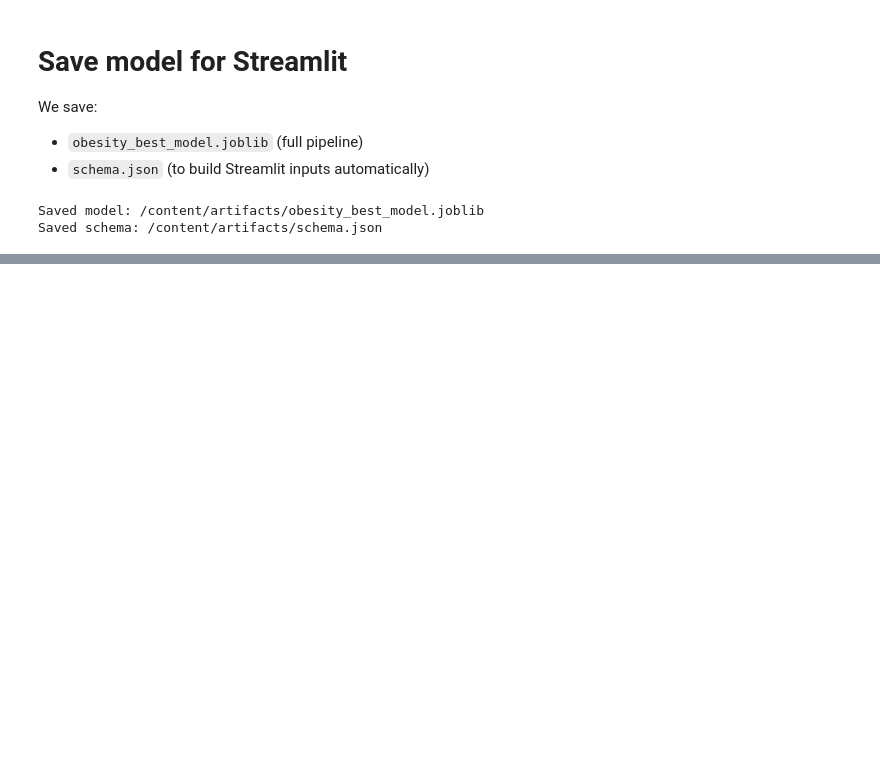
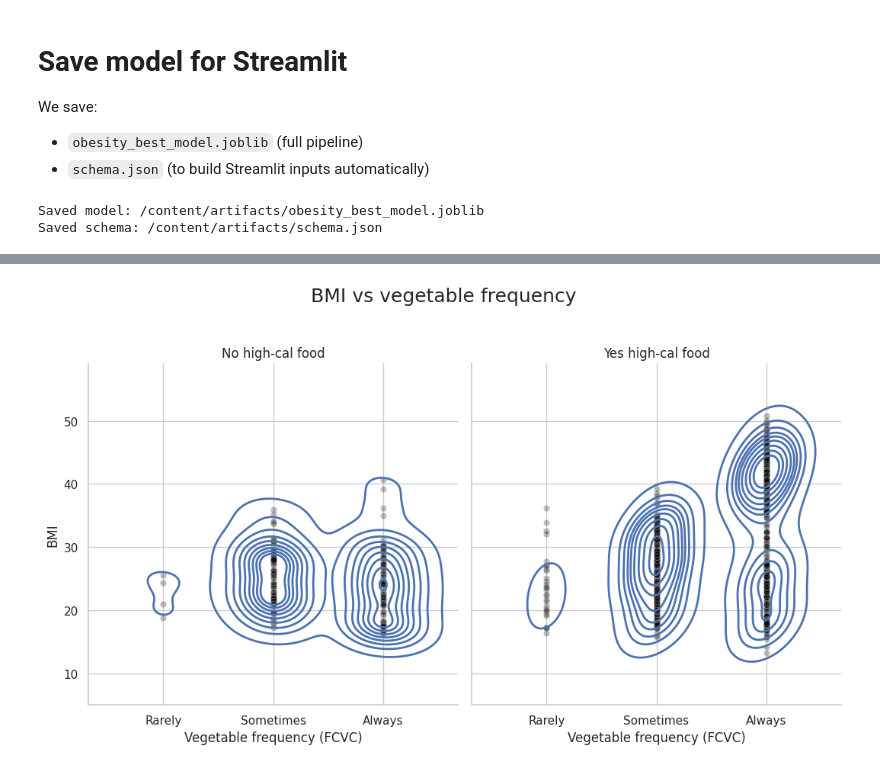
Before and after one commit to MichelleThaeMyat/obesitylevel, a Jupyter notebook: Obesity_Level_Prediction_Project.ipynb, the cells around one changed output, grey strips where cells are left out. Drawn from its saved outputs; the diff is of its cells as text; code cells hidden in the pictures; blank space fills up the shorter version.

```diff
--- a/Obesity_Level_Prediction_Project.ipynb
+++ b/Obesity_Level_Prediction_Project.ipynb
@@ -1111,0 +934,70 @@ files.download(SCHEMA_PATH)
+# %%
+# ============================================
+# BMI vs vegetable frequency
+# Equivalent to:
+# facet_wrap(~FAVC)
+# + geom_point()
+# + stat_density_2d()
+# ============================================
+
+import matplotlib.pyplot as plt
+import seaborn as sns
+import pandas as pd
+
+sns.set_theme(style="whitegrid")
+
+# Ensure correct FCVC labels
+fcvc_map = {1: "Rarely", 2: "Sometimes", 3: "Always"}
+df["FCVC_label"] = pd.to_numeric(df["FCVC"], errors="coerce").map(fcvc_map)
+
+plot_df = df.dropna(subset=["BMI", "FCVC_label", "FAVC"]).copy()
+
+# Convert FCVC to numeric positions for density calculation
+fcvc_numeric = {"Rarely": 0, "Sometimes": 1, "Always": 2}
+plot_df["FCVC_num"] = plot_df["FCVC_label"].map(fcvc_numeric)
+
+# Create 2 panels (No / Yes high-cal food)
+g = sns.FacetGrid(
+    plot_df,
+    col="FAVC",
+    col_order=["no", "yes"],
+    height=6,
+    aspect=0.9,
+    sharey=True
+)
+
+# Scatter points
+g.map_dataframe(
+    sns.scatterplot,
+    x="FCVC_num",
+    y="BMI",
+    color="black",
+    alpha=0.25
+)
+
+# Density contours (equivalent to stat_density_2d)
+g.map_dataframe(
+    sns.kdeplot,
+    x="FCVC_num",
+    y="BMI",
+    levels=10,
+    fill=False,
+    linewidths=2
+)
+
+# Fix x-axis labels
+for ax in g.axes.flatten():
+    ax.set_xticks([0, 1, 2])
+    ax.set_xticklabels(["Rarely", "Sometimes", "Always"])
+    ax.set_xlabel("Vegetable frequency (FCVC)")
+    ax.set_ylabel("BMI")
+
+# Custom panel titles
+g.axes[0, 0].set_title("No high-cal food")
+g.axes[0, 1].set_title("Yes high-cal food")
+
+plt.suptitle("BMI vs vegetable frequency", fontsize=18, y=1.03)
+plt.tight_layout()
+plt.show()
+# %% [output]
+[figure, added]
```
Also changed, not shown: parts of 23 cells of this notebook.
